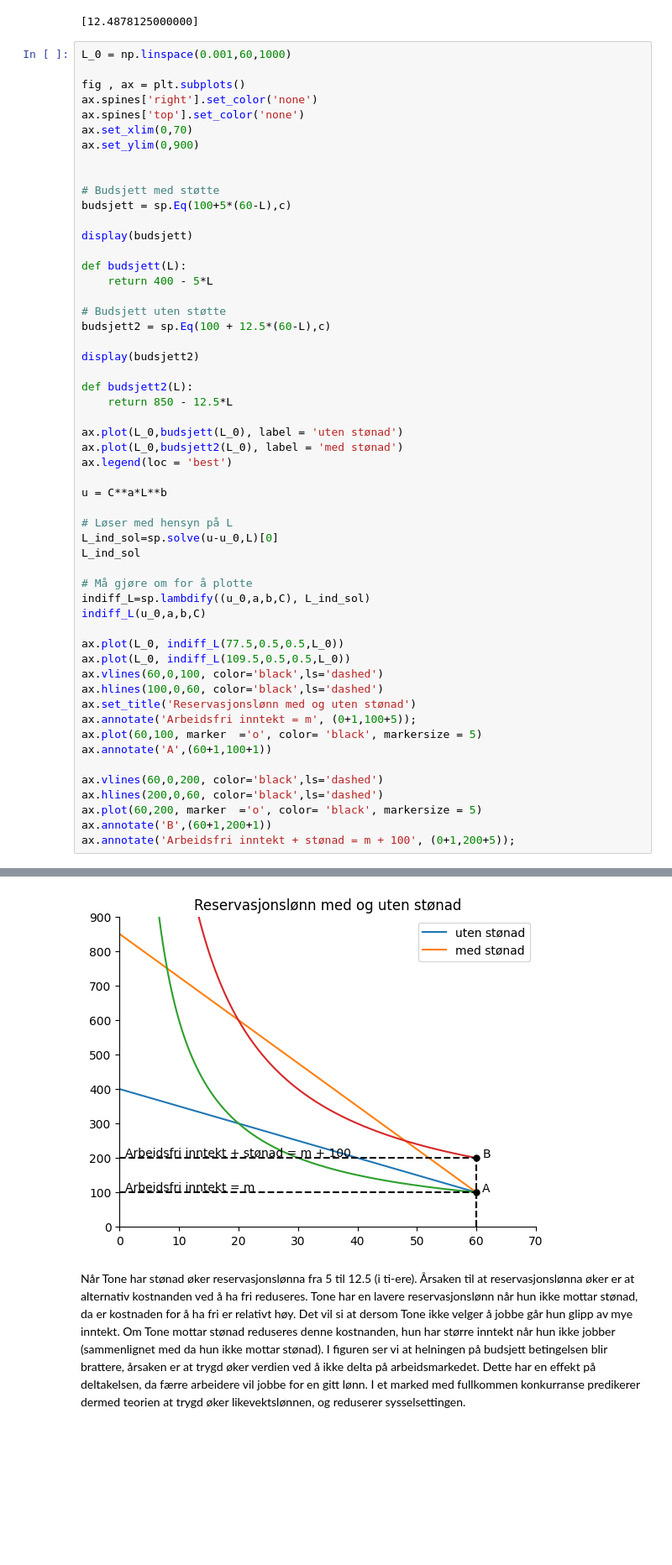
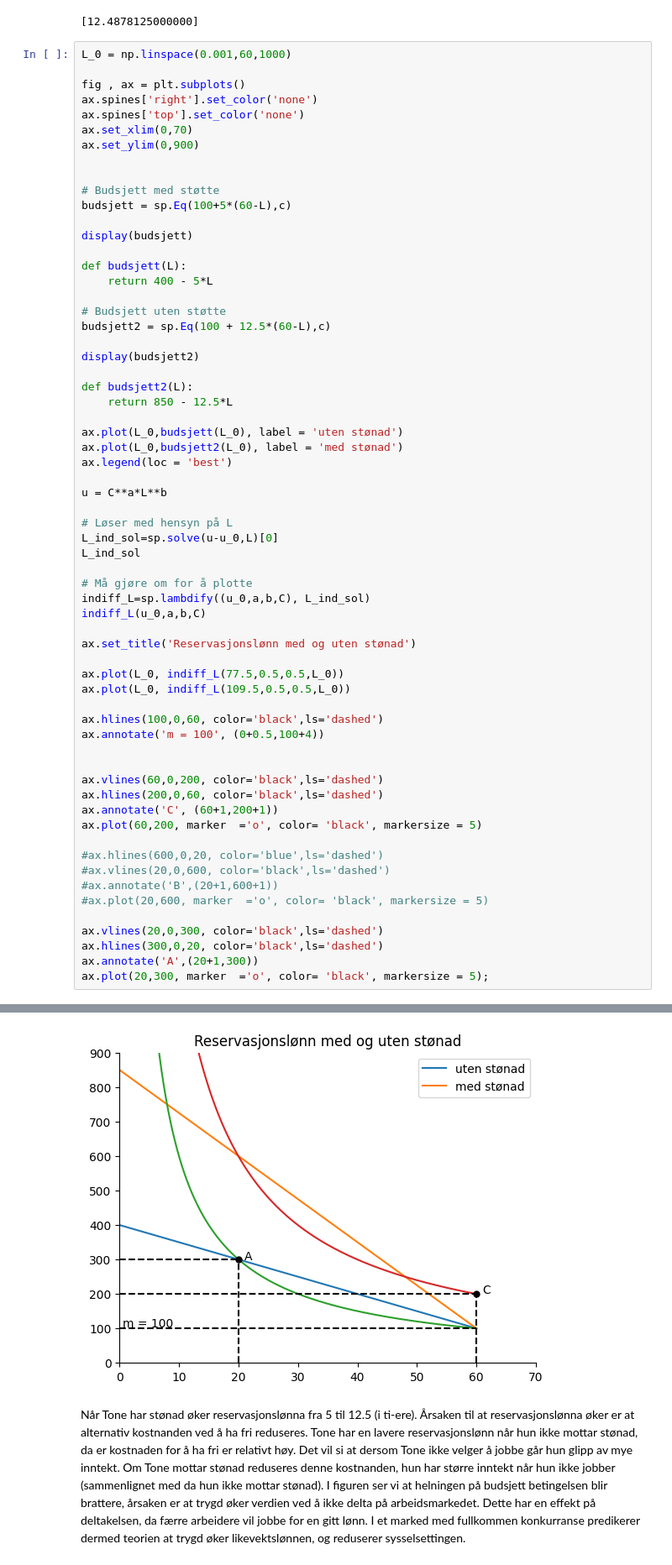
Before and after one commit to loopdiggaz/SOK2008, a Jupyter notebook: kladd.ipynb, the cells around one changed output, grey strips where cells are left out. Shown at 84% size. Saved outputs shown, nothing was run; the diff lists cells and outputs as text; blank space fills up the shorter version.

```diff
--- a/kladd.ipynb
+++ b/kladd.ipynb
@@ -83,41 +83,50 @@ budsjett2 = sp.Eq(100 + 12.5*(60-L),c)
 
 display(budsjett2)
 
 def budsjett2(L):
     return 850 - 12.5*L
 
 ax.plot(L_0,budsjett(L_0), label = 'uten stønad')
 ax.plot(L_0,budsjett2(L_0), label = 'med stønad')
 ax.legend(loc = 'best')
 
 u = C**a*L**b
 
 # Løser med hensyn på L
 L_ind_sol=sp.solve(u-u_0,L)[0]
 L_ind_sol
 
 # Må gjøre om for å plotte
 indiff_L=sp.lambdify((u_0,a,b,C), L_ind_sol)
 indiff_L(u_0,a,b,C)
 
+ax.set_title('Reservasjonslønn med og uten stønad')
+
 ax.plot(L_0, indiff_L(77.5,0.5,0.5,L_0))
 ax.plot(L_0, indiff_L(109.5,0.5,0.5,L_0))
-ax.vlines(60,0,100, color='black',ls='dashed')
+
 ax.hlines(100,0,60, color='black',ls='dashed')
-ax.set_title('Reservasjonslønn med og uten stønad')
-ax.annotate('Arbeidsfri inntekt = m', (0+1,100+5));
-ax.plot(60,100, marker  ='o', color= 'black', markersize = 5)
-ax.annotate('A',(60+1,100+1))
+ax.annotate('m = 100', (0+0.5,100+4))
+
 
 ax.vlines(60,0,200, color='black',ls='dashed')
 ax.hlines(200,0,60, color='black',ls='dashed')
+ax.annotate('C', (60+1,200+1))
 ax.plot(60,200, marker  ='o', color= 'black', markersize = 5)
-ax.annotate('B',(60+1,200+1))
-ax.annotate('Arbeidsfri inntekt + stønad = m + 100', (0+1,200+5));
+
+#ax.hlines(600,0,20, color='blue',ls='dashed')
+#ax.vlines(20,0,600, color='black',ls='dashed')
+#ax.annotate('B',(20+1,600+1))
+#ax.plot(20,600, marker  ='o', color= 'black', markersize = 5)
+
+ax.vlines(20,0,300, color='black',ls='dashed')
+ax.hlines(300,0,20, color='black',ls='dashed')
+ax.annotate('A',(20+1,300))
+ax.plot(20,300, marker  ='o', color= 'black', markersize = 5);
 # %% [output]
 $\displaystyle 400 - 5 L = c$
 $\displaystyle 850.0 - 12.5 L = c$
-[figure, old version]
+[figure, new version]
 # %% [markdown]
 Når Tone har stønad øker reservasjonslønna fra 5 til 12.5 (i ti-ere). Årsaken til at reservasjonslønna øker er at alternativ kostnanden ved å ha fri reduseres. Tone har en lavere reservasjonslønn når hun ikke mottar stønad, da er kostnaden for å ha fri er relativt høy. Det vil si at dersom Tone ikke velger å jobbe går hun glipp av mye inntekt. Om Tone mottar stønad reduseres denne kostnanden, hun har større inntekt når hun ikke jobber (sammenlignet med da hun ikke mottar stønad). I figuren ser vi at helningen på budsjett betingelsen blir brattere, årsaken er at trygd øker verdien ved å ikke delta på arbeidsmarkedet. Dette har en effekt på deltakelsen, da færre arbeidere vil jobbe for en gitt lønn. I et marked med fullkommen konkurranse predikerer dermed teorien at trygd øker likevektslønnen, og reduserer sysselsettingen.
 # %% [markdown]
```
Also changed, not shown: parts of 3 cells of this notebook.
